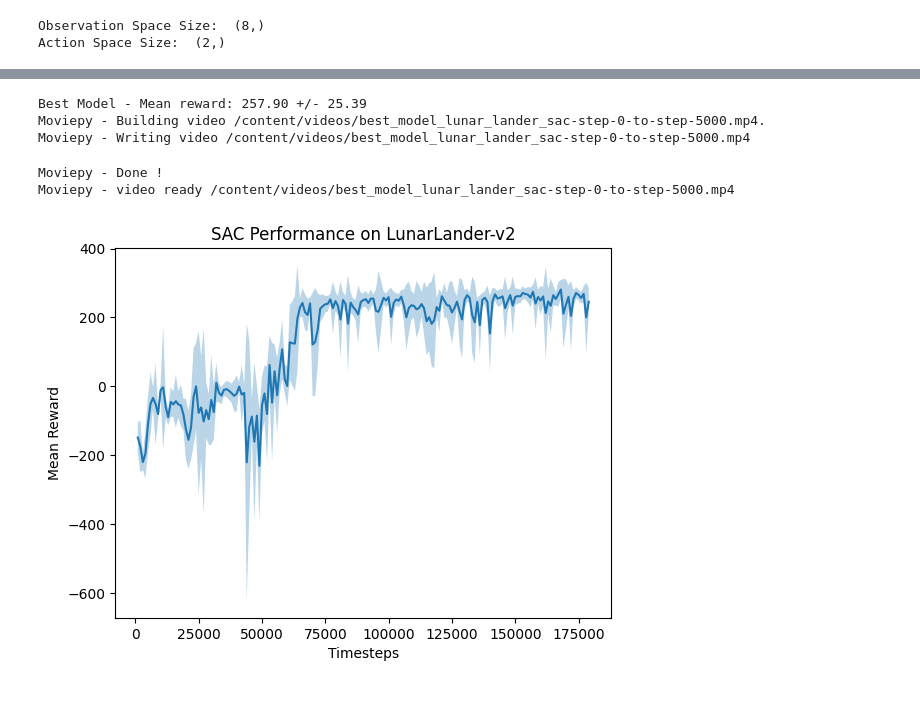
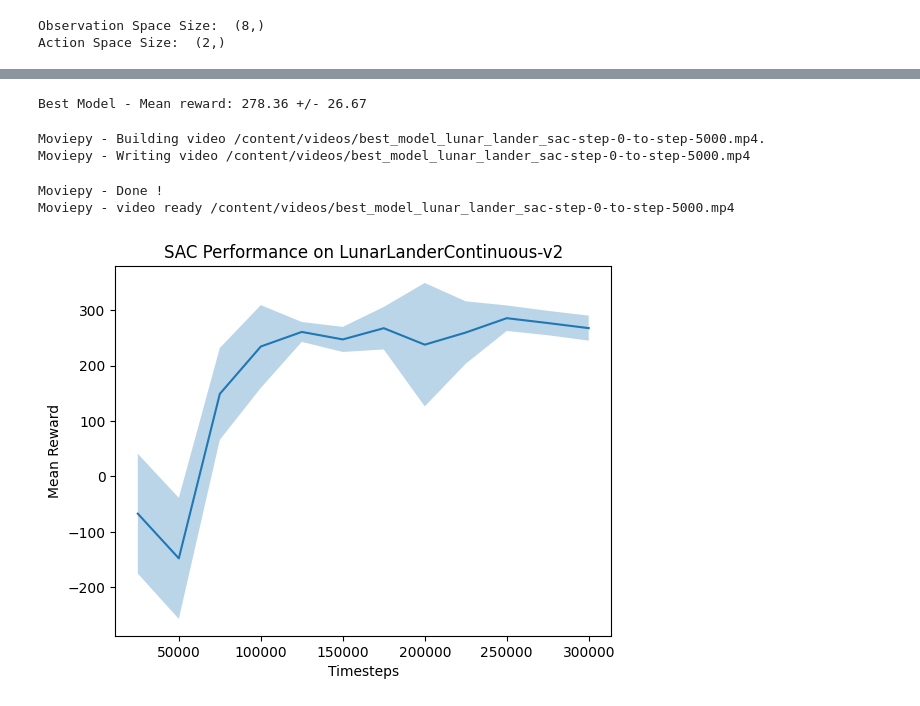
Before and after one commit to kuds/rl-lunar-lander, a Jupyter notebook: [Lunar Lander] Soft Actor-Critic (SAC).ipynb, the cells around one changed output, grey strips where cells are left out. Cells and saved outputs as stored; diff of their text form; code cells hidden in the pictures.

```diff
--- a/[Lunar Lander] Soft Actor-Critic (SAC).ipynb
+++ b/[Lunar Lander] Soft Actor-Critic (SAC).ipynb
@@ -132,12 +128,12 @@ Episode length: 820.60 +/- 232.72
 # Load the best model
 env = make_vec_env(env_str, n_envs=1, seed=0)
 best_model_path = os.path.join(log_dir, "best_model.zip")
-best_model = DQN.load(best_model_path, env=env)
+best_model = SAC.load(best_model_path, env=env)
 
 mean_reward, std_reward = evaluate_policy(best_model, env, n_eval_episodes=20)
 print(f"Best Model - Mean reward: {mean_reward:.2f} +/- {std_reward:.2f}")
 
-# Record video of the best model playing CarRacing
+# Record video of the best model playing Lunar Lander
 env = VecVideoRecorder(env, "./videos/",
                        video_length=5000,
                        record_video_trigger=lambda x: x == 0,
@@ -153,34 +149,34 @@ for _ in range(5000):
 
 env.close()
 # %% [output]
-Best Model - Mean reward: 257.90 +/- 25.39
-Moviepy - Building video /content/videos/best_model_lunar_lander_sac-step-0-to-step-5000.mp4.
-Moviepy - Writing video /content/videos/best_model_lunar_lander_sac-step-0-to-step-5000.mp4
+Best Model - Mean reward: 278.36 +/- 26.67
-Moviepy - Done !
-Moviepy - video ready /content/videos/best_model_lunar_lander_sac-step-0-to-step-5000.mp4
+Moviepy - Building video /content/videos/best_model_lunar_lander_sac-step-0-to-step-5000.mp4.
+Moviepy - Writing video /content/videos/best_model_lunar_lander_sac-step-0-to-step-5000.mp4
+Moviepy - Done !
+Moviepy - video ready /content/videos/best_model_lunar_lander_sac-step-0-to-step-5000.mp4
 # %%
 # Load the evaluations.npz file
-data = numpy.load('./logs/evaluations.npz')
+data = numpy.load(os.path.join(log_dir, "evaluations.npz"))
 
 # Extract the relevant data
-timesteps = data['timesteps']
-results = data['results']
+timesteps = data["timesteps"]
+results = data["results"]
 
 # Calculate the mean and standard deviation of the results
 mean_results = numpy.mean(results, axis=1)
 std_results = numpy.std(results, axis=1)
 
 # Plot the results
 matplotlib.pyplot.figure()
 matplotlib.pyplot.plot(timesteps, mean_results)
 matplotlib.pyplot.fill_between(timesteps,
                                mean_results - std_results,
                                mean_results + std_results,
                                alpha=0.3)
 
-matplotlib.pyplot.xlabel('Timesteps')
-matplotlib.pyplot.ylabel('Mean Reward')
-matplotlib.pyplot.title('SAC Performance on LunarLander-v2')
+matplotlib.pyplot.xlabel("Timesteps")
+matplotlib.pyplot.ylabel("Mean Reward")
+matplotlib.pyplot.title(f"SAC Performance on {env_str}")
 matplotlib.pyplot.show()
 # %% [output]
-[figure, old version]
+[figure, new version]
```
Also changed, not shown: parts of 7 cells of this notebook.
